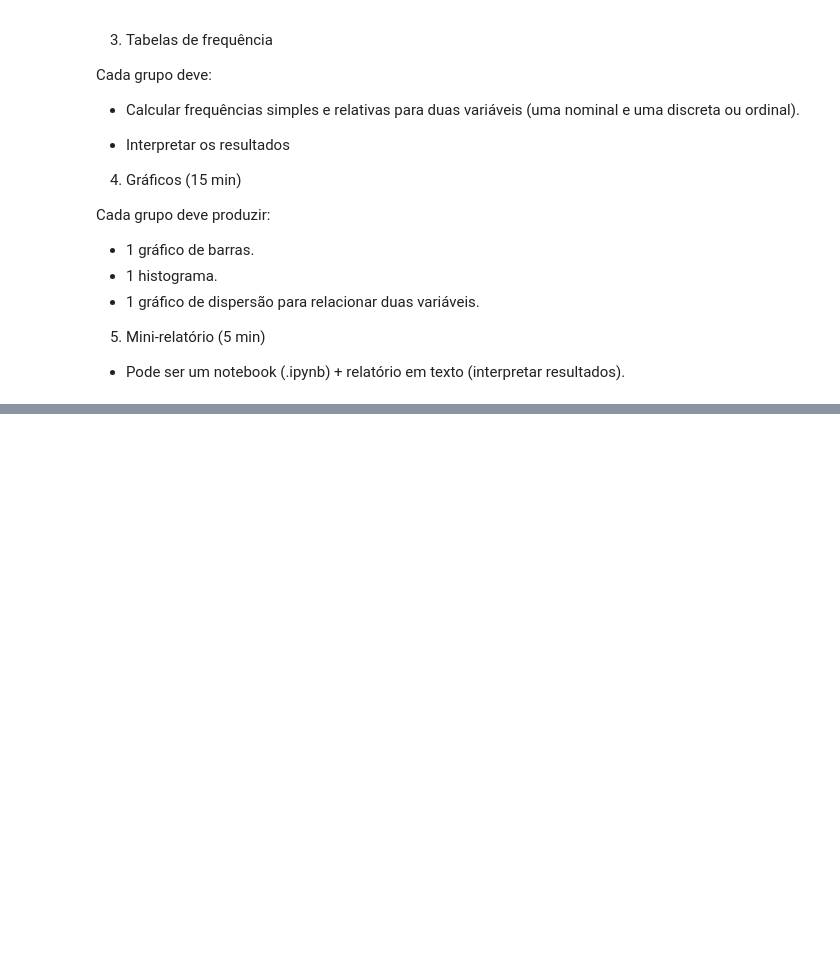
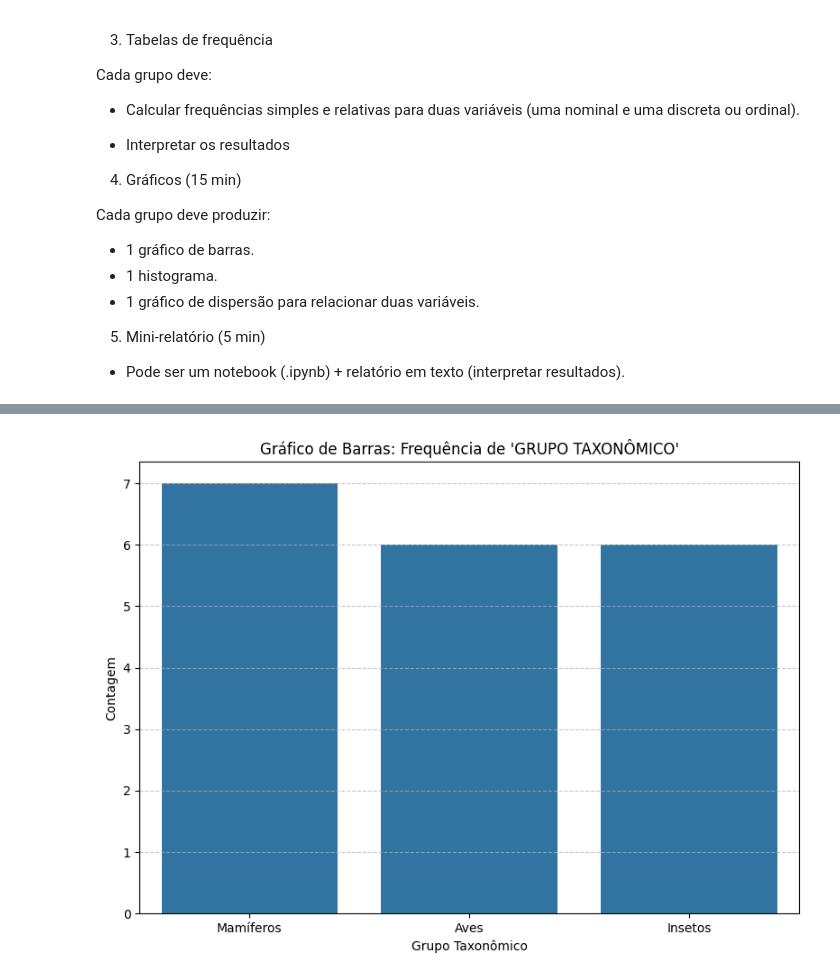
Before and after one commit to pellegreeno/Bioestat-stica-2026-, a Jupyter notebook: tarefa03_.ipynb, the cells around one changed output, grey strips where cells are left out. Drawn from its saved outputs; the diff is of its cells as text; code cells hidden in the pictures; blank space fills up the shorter version.

```diff
--- a/tarefa03_.ipynb
+++ b/tarefa03_.ipynb
@@ -39,3 +37,15 @@ Cada grupo deve produzir:
 5.	Mini-relatório (5 min)
 
 - Pode ser um notebook (.ipynb) + relatório em texto (interpretar resultados).
+# %%
+import pandas as pd
+
+# Load the Excel file
+df = pd.read_excel('/content/tarefa_03.xlsx')
+
+# Display the first 5 rows of the DataFrame
+display(df)
+
+# Display general information about the DataFrame
+print("\nDataFrame Information:")
+df.info()
@@ -41,0 +148,15 @@ Cada grupo deve produzir:
+# %%
+import matplotlib.pyplot as plt
+import seaborn as sns
+
+# Gráfico de Barras para 'GRUPO TAXONÔMICO'
+plt.figure(figsize=(8, 6))
+sns.countplot(data=df, x='GRUPO TAXONÔMICO', order=df['GRUPO TAXONÔMICO'].value_counts().index)
+plt.title("Gráfico de Barras: Frequência de 'GRUPO TAXONÔMICO'")
+plt.xlabel('Grupo Taxonômico')
+plt.ylabel('Contagem')
+plt.grid(axis='y', linestyle='--', alpha=0.7)
+plt.tight_layout()
+plt.show()
+# %% [output]
+[figure, added]
```
Also changed, not shown: parts of 10 cells of this notebook.
